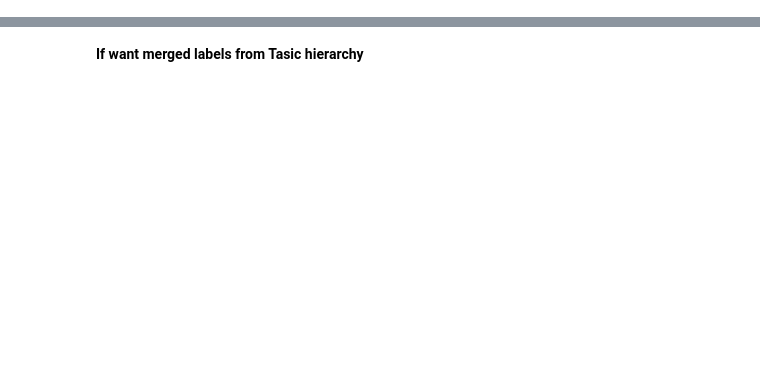
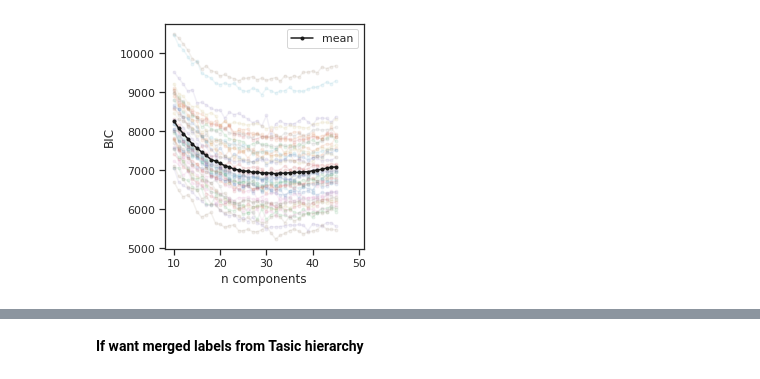
Before and after one commit to AllenInstitute/coupledAE-patchseq, a Jupyter notebook: analysis_denovo_clustering.ipynb, the cells around one changed output, grey strips where cells are left out. Cells and saved outputs as stored; diff of their text form; code cells hidden in the pictures; blank space fills up the shorter version.

```diff
--- a/analysis_denovo_clustering.ipynb
+++ b/analysis_denovo_clustering.ipynb
@@ -151,12 +7,0 @@ Avg 30 component model BIC over cvfolds: 2884.35
-# %%
-from scipy.cluster import hierarchy
-cv=3
-
-cvfold_fname='v2_aT_'+str(alpha_T)+\
-            '_aE_'+str(alpha_E)+\
-            '_aM_'+str(alpha_M)+\
-            '_cs_'+str(lambda_TE)+\
-            '_ld_3_bs_200_se_500_ne_1500_cv_'+str(cv)+\
-            '_ri_0500_ft-summary'
-cvfold_fname=cvfold_fname.replace('.','-')+'.mat'
-CV = sio.loadmat(dir_pth['cvfolds']+cvfold_fname,squeeze_me=True)
@@ -261,0 +41,20 @@ t_types = t_types[ind]
+# %%
+n_component_list=[]
+plt.figure(figsize=(4,4))
+for cv in range(44):
+    Dd = D[D['cv']==cv]
+    plt.plot(Dd['n_components'],Dd[field_name],'.-',alpha=0.1)
+    temp = Dd.loc[Dd[field_name]==Dd[field_name].min()]
+    n_component_list.append(temp['n_components'].values[0])
+plt.plot(X_mean.index.values,X_mean[field_name].values,'.-',c='k',label='mean')
+ax = plt.gca()
+ax.set_xlabel('n components')
+ax.set_ylabel('BIC')
+#ax.set_ylim(1000,5600)
+ax.set_xlim(8,51)
+ax.set_xticks(np.arange(10,51,10))
+plt.legend()
+plt.tight_layout()
+#plt.savefig(save_pth+'denovo_gmm_bic_individual.png',dpi=300)
+# %% [output]
+[figure, added]
```
Also changed, not shown: parts of 91 cells of this notebook.
